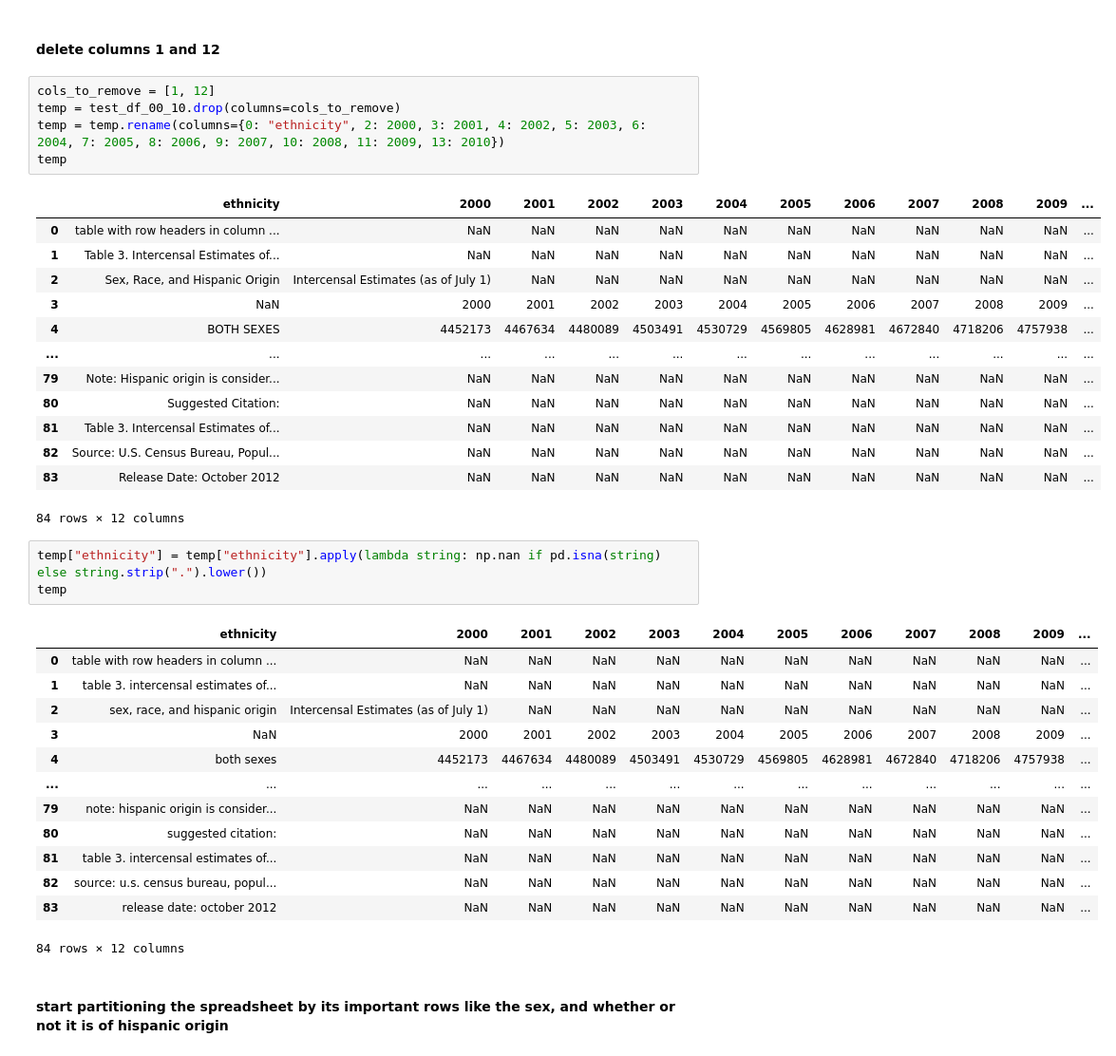
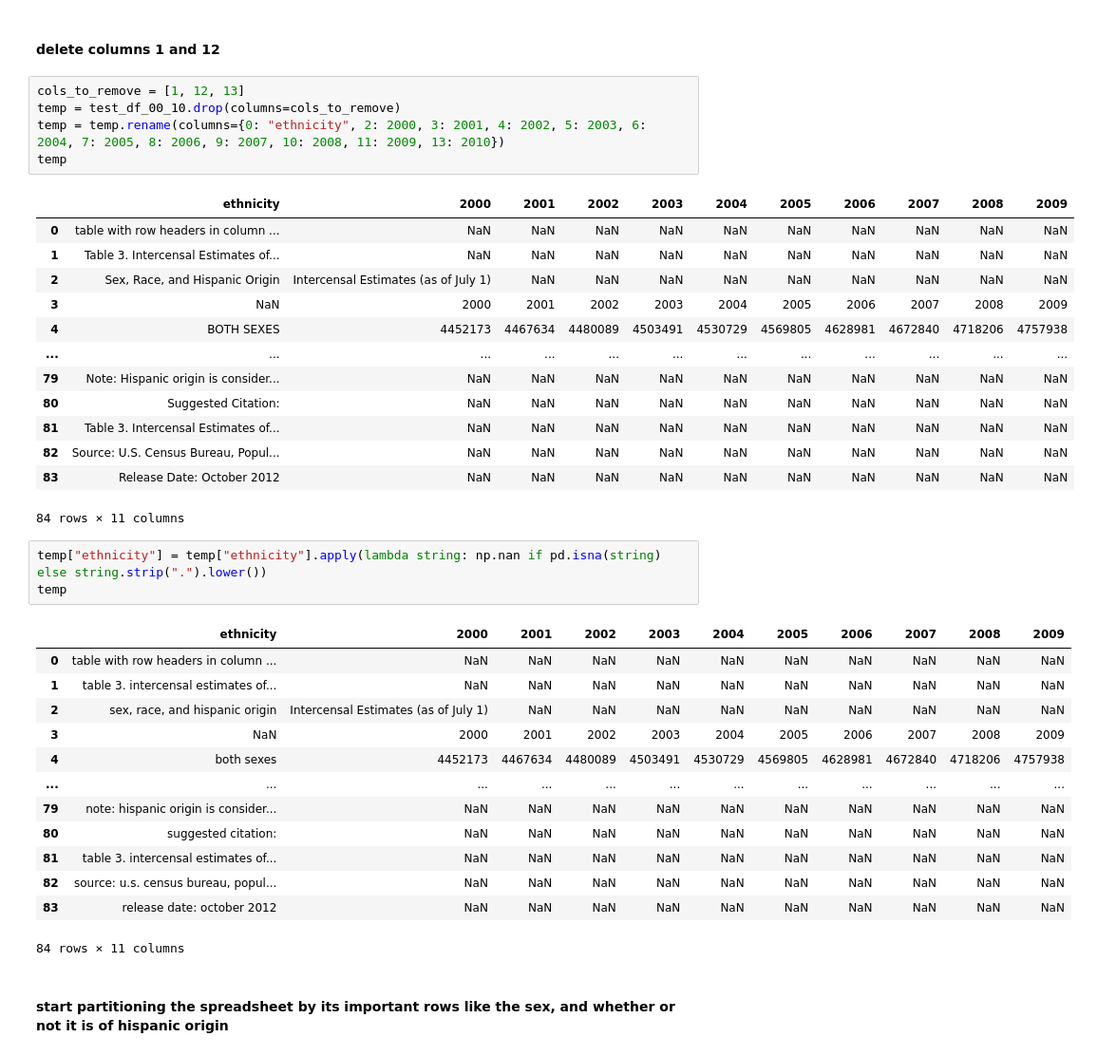
Before and after one commit to 08Aristodemus24/chronic-disease-analyses, a Jupyter notebook: population_modelling.ipynb, the cells around one changed output. Shown at 95% size. Saved outputs shown, nothing was run; the diff lists cells and outputs as text.

```diff
--- a/population_modelling.ipynb
+++ b/population_modelling.ipynb
@@ -955,41 +963,41 @@ test_df_00_10
 # %% [markdown]
 #### delete columns 1 and 12
 # %%
-cols_to_remove = [1, 12]
+cols_to_remove = [1, 12, 13]
 temp = test_df_00_10.drop(columns=cols_to_remove)
 temp = temp.rename(columns={0: "ethnicity", 2: 2000, 3: 2001, 4: 2002, 5: 2003, 6: 2004, 7: 2005, 8: 2006, 9: 2007, 10: 2008, 11: 2009, 13: 2010})
 temp
 # %% [output]
-|  | ethnicity | 2000 | 2001 | 2002 | 2003 | 2004 | 2005 | 2006 | 2007 | 2008 | 2009 | ... |
-| 0 | table with row headers in column ... | NaN | NaN | NaN | NaN | NaN | NaN | NaN | NaN | NaN | NaN | ... |
-| 1 | Table 3. Intercensal Estimates of... | NaN | NaN | NaN | NaN | NaN | NaN | NaN | NaN | NaN | NaN | ... |
-| 2 | Sex, Race, and Hispanic Origin | Intercensal Estimates (as of July 1) | NaN | NaN | NaN | NaN | NaN | NaN | NaN | NaN | NaN | ... |
-| 3 | NaN | 2000 | 2001 | 2002 | 2003 | 2004 | 2005 | 2006 | 2007 | 2008 | 2009 | ... |
-| 4 | BOTH SEXES | 4452173 | 4467634 | 4480089 | 4503491 | 4530729 | 4569805 | 4628981 | 4672840 | 4718206 | 4757938 | ... |
-| ... | ... | ... | ... | ... | ... | ... | ... | ... | ... | ... | ... | ... |
-| 79 | Note: Hispanic origin is consider... | NaN | NaN | NaN | NaN | NaN | NaN | NaN | NaN | NaN | NaN | ... |
-| 80 | Suggested Citation: | NaN | NaN | NaN | NaN | NaN | NaN | NaN | NaN | NaN | NaN | ... |
-| 81 | Table 3. Intercensal Estimates of... | NaN | NaN | NaN | NaN | NaN | NaN | NaN | NaN | NaN | NaN | ... |
-| 82 | Source: U.S. Census Bureau, Popul... | NaN | NaN | NaN | NaN | NaN | NaN | NaN | NaN | NaN | NaN | ... |
-| 83 | Release Date: October 2012 | NaN | NaN | NaN | NaN | NaN | NaN | NaN | NaN | NaN | NaN | ... |
+|  | ethnicity | 2000 | 2001 | 2002 | 2003 | 2004 | 2005 | 2006 | 2007 | 2008 | 2009 |
+| 0 | table with row headers in column ... | NaN | NaN | NaN | NaN | NaN | NaN | NaN | NaN | NaN | NaN |
+| 1 | Table 3. Intercensal Estimates of... | NaN | NaN | NaN | NaN | NaN | NaN | NaN | NaN | NaN | NaN |
+| 2 | Sex, Race, and Hispanic Origin | Intercensal Estimates (as of July 1) | NaN | NaN | NaN | NaN | NaN | NaN | NaN | NaN | NaN |
+| 3 | NaN | 2000 | 2001 | 2002 | 2003 | 2004 | 2005 | 2006 | 2007 | 2008 | 2009 |
+| 4 | BOTH SEXES | 4452173 | 4467634 | 4480089 | 4503491 | 4530729 | 4569805 | 4628981 | 4672840 | 4718206 | 4757938 |
+| ... | ... | ... | ... | ... | ... | ... | ... | ... | ... | ... | ... |
+| 79 | Note: Hispanic origin is consider... | NaN | NaN | NaN | NaN | NaN | NaN | NaN | NaN | NaN | NaN |
+| 80 | Suggested Citation: | NaN | NaN | NaN | NaN | NaN | NaN | NaN | NaN | NaN | NaN |
+| 81 | Table 3. Intercensal Estimates of... | NaN | NaN | NaN | NaN | NaN | NaN | NaN | NaN | NaN | NaN |
+| 82 | Source: U.S. Census Bureau, Popul... | NaN | NaN | NaN | NaN | NaN | NaN | NaN | NaN | NaN | NaN |
+| 83 | Release Date: October 2012 | NaN | NaN | NaN | NaN | NaN | NaN | NaN | NaN | NaN | NaN |
-84 rows × 12 columns
+84 rows × 11 columns
 # %%
 temp["ethnicity"] = temp["ethnicity"].apply(lambda string: np.nan if pd.isna(string) else string.strip(".").lower())
 temp
 # %% [output]
-|  | ethnicity | 2000 | 2001 | 2002 | 2003 | 2004 | 2005 | 2006 | 2007 | 2008 | 2009 | ... |
-| 0 | table with row headers in column ... | NaN | NaN | NaN | NaN | NaN | NaN | NaN | NaN | NaN | NaN | ... |
-| 1 | table 3. intercensal estimates of... | NaN | NaN | NaN | NaN | NaN | NaN | NaN | NaN | NaN | NaN | ... |
-| 2 | sex, race, and hispanic origin | Intercensal Estimates (as of July 1) | NaN | NaN | NaN | NaN | NaN | NaN | NaN | NaN | NaN | ... |
-| 3 | NaN | 2000 | 2001 | 2002 | 2003 | 2004 | 2005 | 2006 | 2007 | 2008 | 2009 | ... |
-| 4 | both sexes | 4452173 | 4467634 | 4480089 | 4503491 | 4530729 | 4569805 | 4628981 | 4672840 | 4718206 | 4757938 | ... |
-| ... | ... | ... | ... | ... | ... | ... | ... | ... | ... | ... | ... | ... |
-| 79 | note: hispanic origin is consider... | NaN | NaN | NaN | NaN | NaN | NaN | NaN | NaN | NaN | NaN | ... |
-| 80 | suggested citation: | NaN | NaN | NaN | NaN | NaN | NaN | NaN | NaN | NaN | NaN | ... |
-| 81 | table 3. intercensal estimates of... | NaN | NaN | NaN | NaN | NaN | NaN | NaN | NaN | NaN | NaN | ... |
-| 82 | source: u.s. census bureau, popul... | NaN | NaN | NaN | NaN | NaN | NaN | NaN | NaN | NaN | NaN | ... |
-| 83 | release date: october 2012 | NaN | NaN | NaN | NaN | NaN | NaN | NaN | NaN | NaN | NaN | ... |
+|  | ethnicity | 2000 | 2001 | 2002 | 2003 | 2004 | 2005 | 2006 | 2007 | 2008 | 2009 |
+| 0 | table with row headers in column ... | NaN | NaN | NaN | NaN | NaN | NaN | NaN | NaN | NaN | NaN |
+| 1 | table 3. intercensal estimates of... | NaN | NaN | NaN | NaN | NaN | NaN | NaN | NaN | NaN | NaN |
+| 2 | sex, race, and hispanic origin | Intercensal Estimates (as of July 1) | NaN | NaN | NaN | NaN | NaN | NaN | NaN | NaN | NaN |
+| 3 | NaN | 2000 | 2001 | 2002 | 2003 | 2004 | 2005 | 2006 | 2007 | 2008 | 2009 |
+| 4 | both sexes | 4452173 | 4467634 | 4480089 | 4503491 | 4530729 | 4569805 | 4628981 | 4672840 | 4718206 | 4757938 |
+| ... | ... | ... | ... | ... | ... | ... | ... | ... | ... | ... | ... |
+| 79 | note: hispanic origin is consider... | NaN | NaN | NaN | NaN | NaN | NaN | NaN | NaN | NaN | NaN |
+| 80 | suggested citation: | NaN | NaN | NaN | NaN | NaN | NaN | NaN | NaN | NaN | NaN |
+| 81 | table 3. intercensal estimates of... | NaN | NaN | NaN | NaN | NaN | NaN | NaN | NaN | NaN | NaN |
+| 82 | source: u.s. census bureau, popul... | NaN | NaN | NaN | NaN | NaN | NaN | NaN | NaN | NaN | NaN |
+| 83 | release date: october 2012 | NaN | NaN | NaN | NaN | NaN | NaN | NaN | NaN | NaN | NaN |
-84 rows × 12 columns
+84 rows × 11 columns
 # %% [markdown]
 #### start partitioning the spreadsheet by its important rows like the sex, and whether or not it is of hispanic origin
 # %%
```
Also changed, not shown: parts of 79 cells of this notebook, 2 other files.
